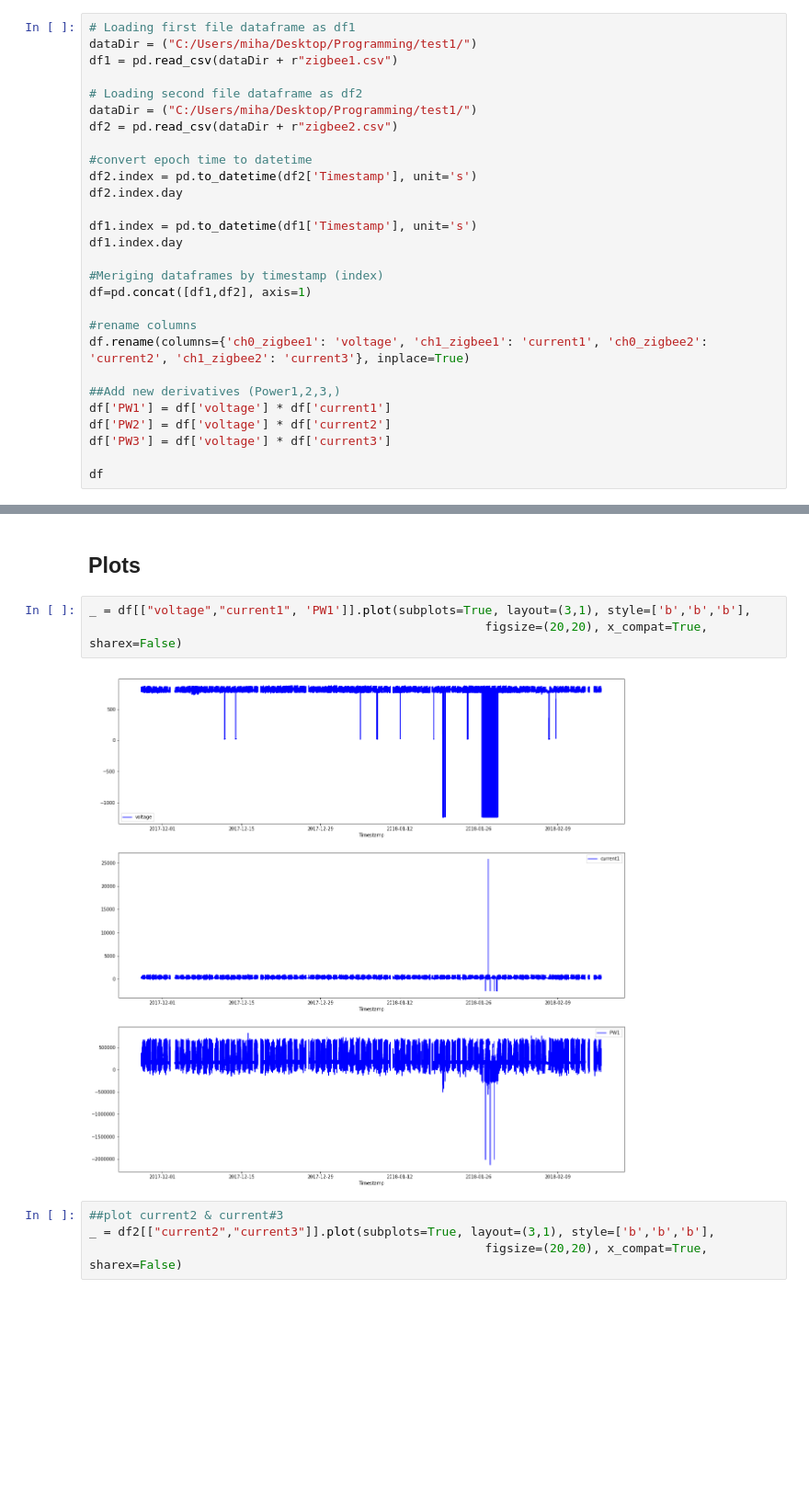
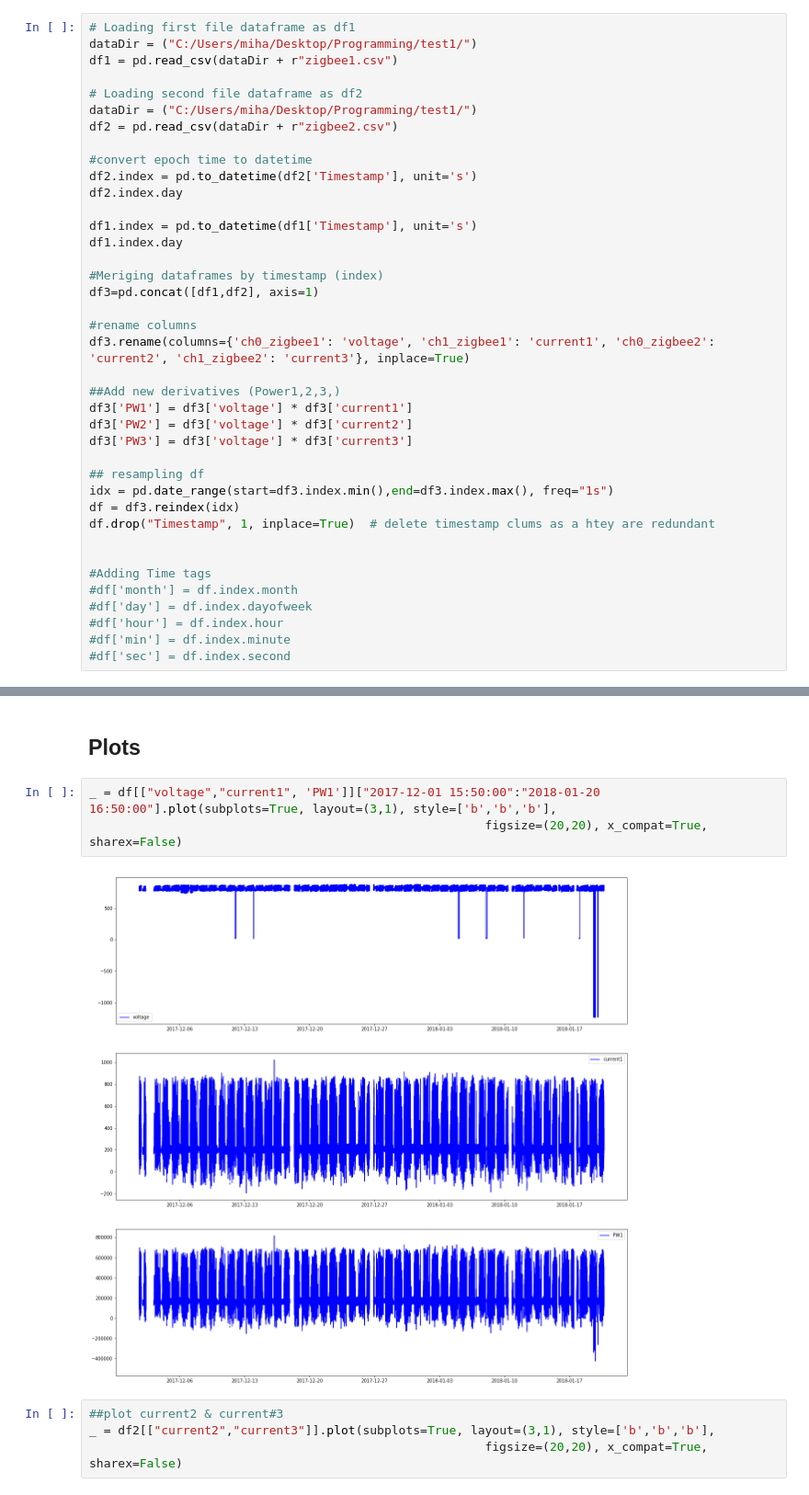
Before and after one commit to MihaCim/Forecast-Rails, a Jupyter notebook: Substation.Exploratory.ipynb, the cells around one changed output, grey strips where cells are left out. Shown at 92% size. Saved outputs shown, nothing was run; the diff lists cells and outputs as text; blank space fills up the shorter version.

Commit message:
DF optimization, cleaning redundant data

```diff
--- a/Substation.Exploratory.ipynb
+++ b/Substation.Exploratory.ipynb
@@ -85,14 +38,25 @@ df1.index = pd.to_datetime(df1['Timestamp'], unit='s')
 df1.index.day
 
 #Meriging dataframes by timestamp (index)
-df=pd.concat([df1,df2], axis=1)
+df3=pd.concat([df1,df2], axis=1)
 
 #rename columns
-df.rename(columns={'ch0_zigbee1': 'voltage', 'ch1_zigbee1': 'current1', 'ch0_zigbee2': 'current2', 'ch1_zigbee2': 'current3'}, inplace=True)
+df3.rename(columns={'ch0_zigbee1': 'voltage', 'ch1_zigbee1': 'current1', 'ch0_zigbee2': 'current2', 'ch1_zigbee2': 'current3'}, inplace=True)
 
 ##Add new derivatives (Power1,2,3,)
-df['PW1'] = df['voltage'] * df['current1']
-df['PW2'] = df['voltage'] * df['current2']
-df['PW3'] = df['voltage'] * df['current3']
+df3['PW1'] = df3['voltage'] * df3['current1']
+df3['PW2'] = df3['voltage'] * df3['current2']
+df3['PW3'] = df3['voltage'] * df3['current3']
 
-df
+## resampling df
+idx = pd.date_range(start=df3.index.min(),end=df3.index.max(), freq="1s")
+df = df3.reindex(idx)
+df.drop("Timestamp", 1, inplace=True)  # delete timestamp clums as a htey are redundant
+
+
+#Adding Time tags
+#df['month'] = df.index.month
+#df['day'] = df.index.dayofweek
+#df['hour'] = df.index.hour
+#df['min'] = df.index.minute
+#df['sec'] = df.index.second
@@ -123,10 +88,10 @@ df
 # %% [markdown]
 ## Plots
 # %%
-_ = df[["voltage","current1", 'PW1']].plot(subplots=True, layout=(3,1), style=['b','b','b'],
+_ = df[["voltage","current1", 'PW1']]["2017-12-01 15:50:00":"2018-01-20 16:50:00"].plot(subplots=True, layout=(3,1), style=['b','b','b'],
                                                        figsize=(20,20), x_compat=True, sharex=False)
 # %% [output]
-[figure, old version]
+[figure, new version]
 # %%
 ##plot current2 & current#3
 _ = df2[["current2","current3"]].plot(subplots=True, layout=(3,1), style=['b','b','b'],
```
Also changed, not shown: parts of 10 cells of this notebook.
